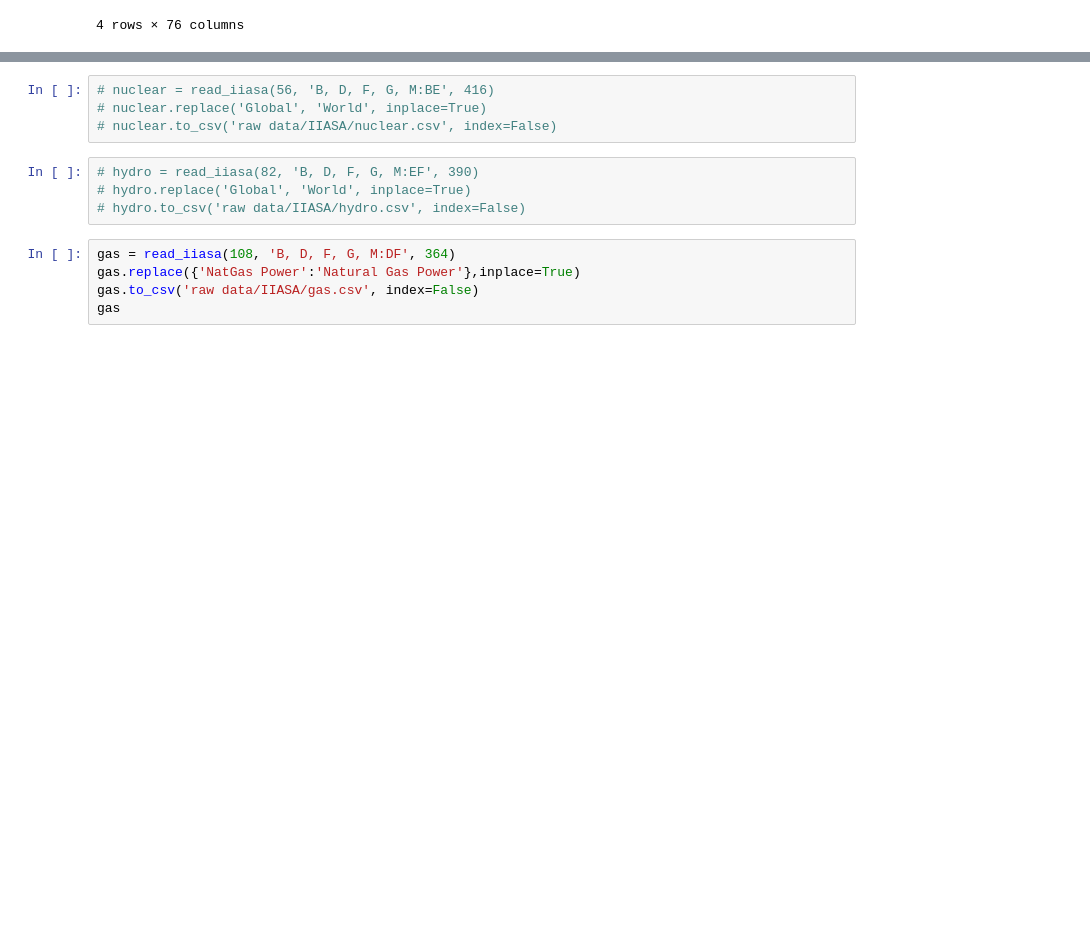
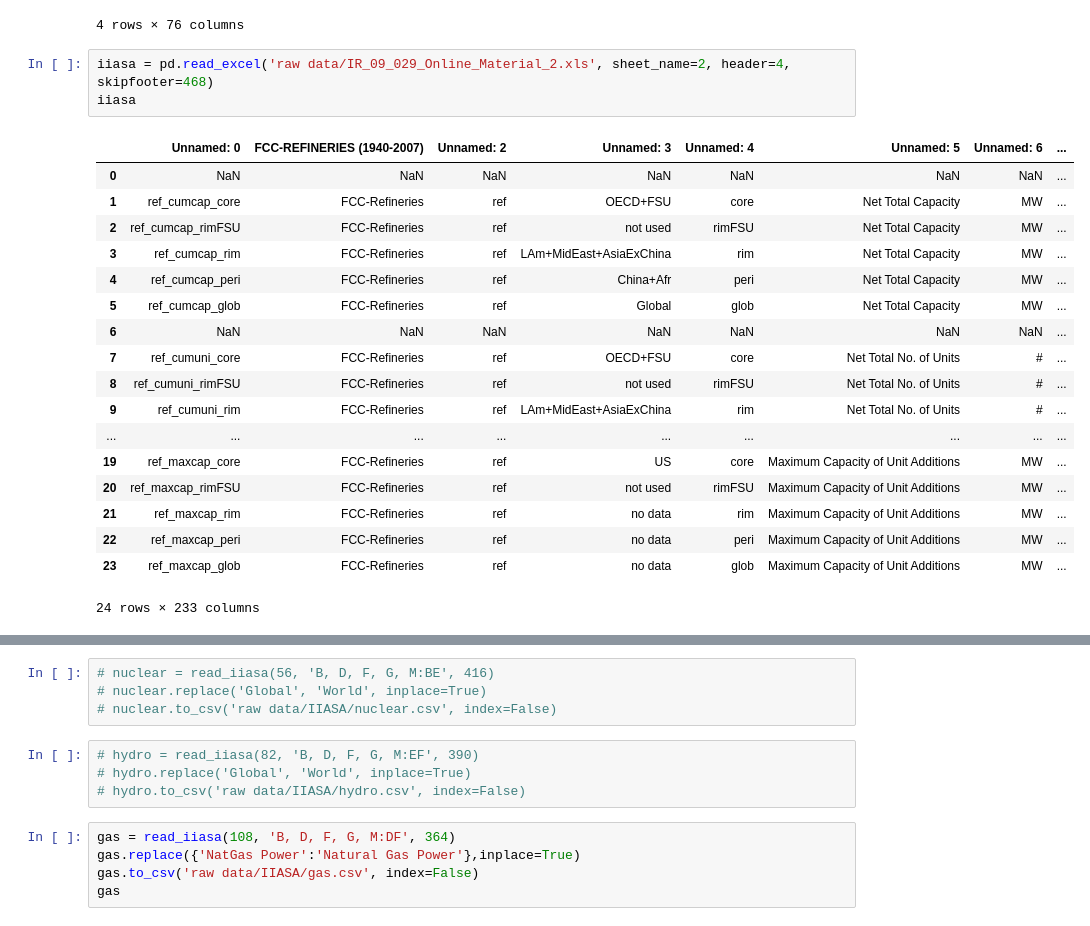
Before and after one commit to ariana848/historical_tech, a Jupyter notebook: reading files/read_iiasa.ipynb, the cells around one changed output, grey strips where cells are left out. Saved outputs shown, nothing was run; the diff lists cells and outputs as text; blank space fills up the shorter version.

```diff
--- a/reading files/read_iiasa.ipynb
+++ b/reading files/read_iiasa.ipynb
@@ -70,6 +70,28 @@ See the caveats in the documentation: https://pandas.pydata.org/pandas-docs/stab
 | 13 | Fluid Catalytic Cracking Refineries | US | Average Capacity of Unit Additions | MW | NaN | NaN | 1062.500000 | NaN | NaN | NaN | ... |
 | 19 | Fluid Catalytic Cracking Refineries | US | Maximum Capacity of Unit Additions | MW | NaN | NaN | NaN | NaN | NaN | NaN | ... |
 4 rows × 76 columns
+# %%
+iiasa = pd.read_excel('raw data/IR_09_029_Online_Material_2.xls', sheet_name=2, header=4, skipfooter=468)
+iiasa
+# %% [output]
+|  | Unnamed: 0 | FCC-REFINERIES (1940-2007) | Unnamed: 2 | Unnamed: 3 | Unnamed: 4 | Unnamed: 5 | Unnamed: 6 | ... |
+| 0 | NaN | NaN | NaN | NaN | NaN | NaN | NaN | ... |
+| 1 | ref_cumcap_core | FCC-Refineries | ref | OECD+FSU | core | Net Total Capacity | MW | ... |
+| 2 | ref_cumcap_rimFSU | FCC-Refineries | ref | not used | rimFSU | Net Total Capacity | MW | ... |
+| 3 | ref_cumcap_rim | FCC-Refineries | ref | LAm+MidEast+AsiaExChina | rim | Net Total Capacity | MW | ... |
+| 4 | ref_cumcap_peri | FCC-Refineries | ref | China+Afr | peri | Net Total Capacity | MW | ... |
+| 5 | ref_cumcap_glob | FCC-Refineries | ref | Global | glob | Net Total Capacity | MW | ... |
+| 6 | NaN | NaN | NaN | NaN | NaN | NaN | NaN | ... |
+| 7 | ref_cumuni_core | FCC-Refineries | ref | OECD+FSU | core | Net Total No. of Units | # | ... |
+| 8 | ref_cumuni_rimFSU | FCC-Refineries | ref | not used | rimFSU | Net Total No. of Units | # | ... |
+| 9 | ref_cumuni_rim | FCC-Refineries | ref | LAm+MidEast+AsiaExChina | rim | Net Total No. of Units | # | ... |
+| ... | ... | ... | ... | ... | ... | ... | ... | ... |
+| 19 | ref_maxcap_core | FCC-Refineries | ref | US | core | Maximum Capacity of Unit Additions | MW | ... |
+| 20 | ref_maxcap_rimFSU | FCC-Refineries | ref | not used | rimFSU | Maximum Capacity of Unit Additions | MW | ... |
+| 21 | ref_maxcap_rim | FCC-Refineries | ref | no data | rim | Maximum Capacity of Unit Additions | MW | ... |
+| 22 | ref_maxcap_peri | FCC-Refineries | ref | no data | peri | Maximum Capacity of Unit Additions | MW | ... |
+| 23 | ref_maxcap_glob | FCC-Refineries | ref | no data | glob | Maximum Capacity of Unit Additions | MW | ... |
+24 rows × 233 columns
 # %%
 coal = read_iiasa(30, 'B, D, F, G, M:DA', 442)
 coal.to_csv('raw data/IIASA/coal.csv', index=False)
```
Also changed, not shown: parts of 18 cells of this notebook, 16 other files.
